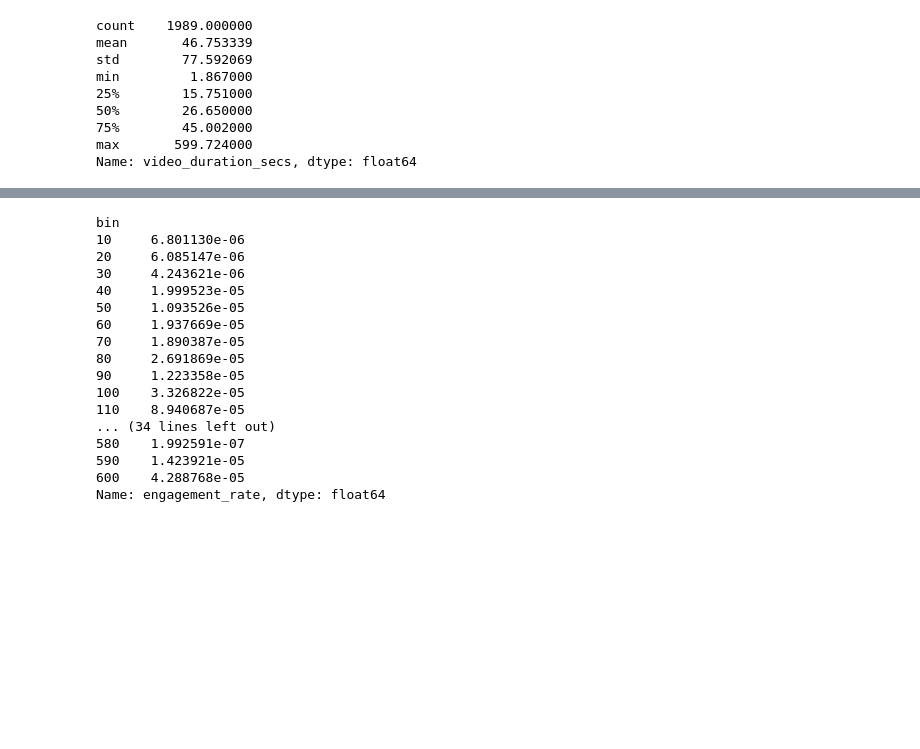
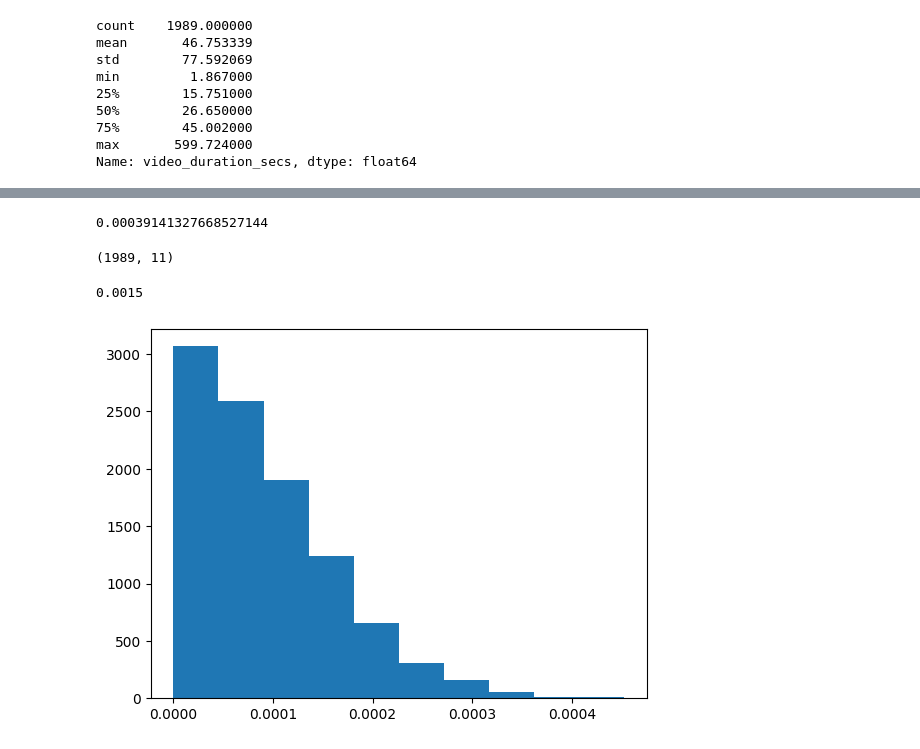
Before and after one commit to allan-gon/eg_thing, a Jupyter notebook: src/eda.ipynb, the cells around one changed output, grey strips where cells are left out. Cells and saved outputs as stored; diff of their text form; code cells hidden in the pictures; blank space fills up the shorter version.

```diff
--- a/src/eda.ipynb
+++ b/src/eda.ipynb
@@ -335,0 +315,2 @@ no_pic.groupby("bin").corr()
+# %%
+pic_or_vid = df[df.is_picture | df.is_video].copy()
@@ -336,20 +321,36 @@ no_pic.groupby("bin").corr()
 # %%
-no_pic.groupby("bin")["engagement_rate"].var()
+# test_stat: absolute diference between the means
+test_stat = abs(no_pic["engagement_rate"].mean() - no_vid["engagement_rate"].mean())
+# no_pic.groupby("bin")["engagement_rate"].var()
-# %% [output]
-bin
-10     6.801130e-06
-20     6.085147e-06
-30     4.243621e-06
-40     1.999523e-05
-50     1.093526e-05
-60     1.937669e-05
-70     1.890387e-05
-80     2.691869e-05
-90     1.223358e-05
-100    3.326822e-05
-110    8.940687e-05
-... (34 lines left out)
-580    1.992591e-07
-590    1.423921e-05
-600    4.288768e-05
-Name: engagement_rate, dtype: float64
+# %%
+test_stat
+# %% [output]
+0.00039141327668527144
+# %%
+no_pic.shape
+# %% [output]
+(1989, 11)
+# %%
+# h0: mean engagement rate between the 3 groups is the same
+def bootstrap(frame, iters, obs_test_stat):
+    stat_dist = np.array([])
+    for i in range(iters):
+        faux_no_pic = frame["engagement_rate"].sample(no_pic.shape[0], replace=True).mean()
+        faux_no_vid = frame["engagement_rate"].sample(no_vid.shape[0], replace=True).mean()
+        faux_test_stat = abs(faux_no_pic - faux_no_vid)
+        stat_dist = np.append(stat_dist, faux_test_stat)
+    p_val =  len(stat_dist[stat_dist >=  obs_test_stat]) / iters
+    return stat_dist, p_val
+# %%
+dist, p_val = bootstrap(pic_or_vid, 10000, test_stat)
+# %%
+p_val # with 100000, pvalue is 0
+# %% [output]
+0.0015
+# %%
+# how does anova deal with more than 2 groups?
+# does a test_stat of abs(mean1 - mean2 - mean3) make sense?
+plt.hist(dist)
+plt.show()
+# %% [output]
+[figure, added]
```
Also changed, not shown: parts of 7 cells of this notebook.
